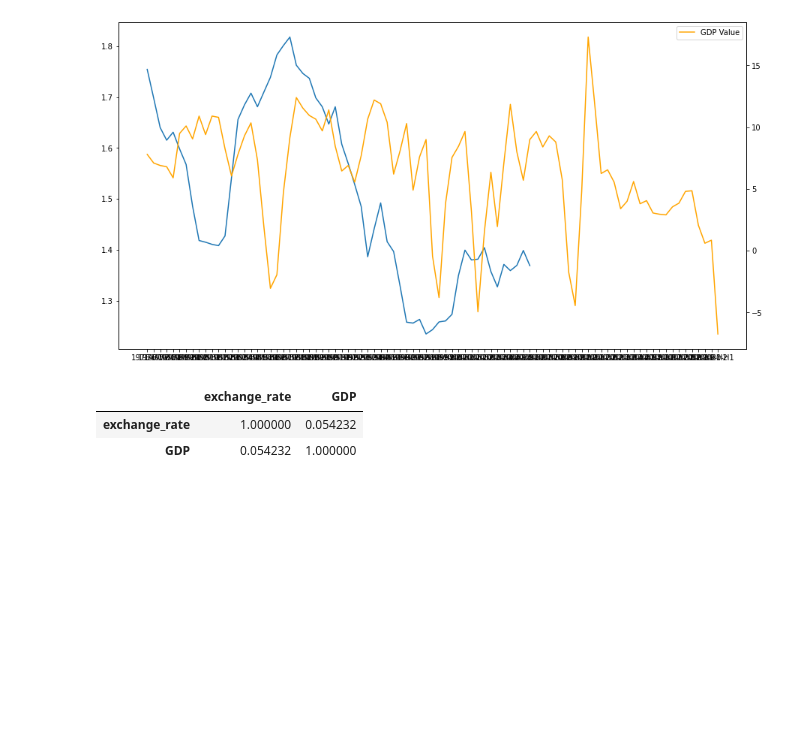
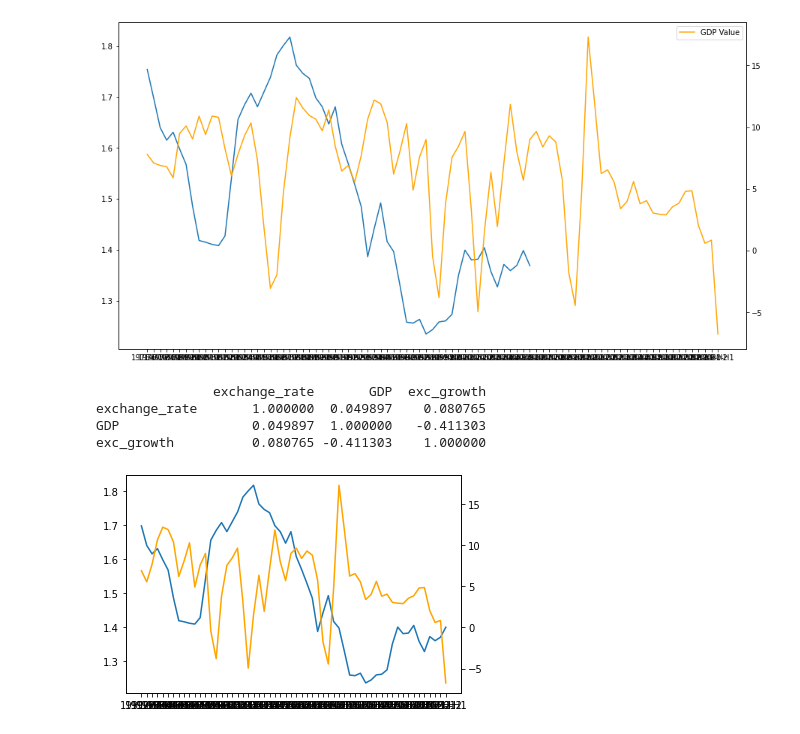
Before and after one commit to hieubkvn123/ExchangeRatePrediction, a Jupyter notebook: GDP.ipynb, the cells around one changed output. Drawn from its saved outputs; the diff is of its cells as text; code cells hidden in the pictures; blank space fills up the shorter version.

```diff
--- a/GDP.ipynb
+++ b/GDP.ipynb
@@ -1,5 +1,6 @@
 # %%
 import pandas as pd
+import numpy as np
 
 gdp = pd.read_csv('data/gdp.csv',header=0).dropna()
 exchange_rate = pd.read_csv('data/exchange_rate.csv',header=0).dropna()
@@ -26,6 +27,17 @@ exchange_rate = exchange_rate.groupby('date').mean()
 exchange_rate.index.names =['half_year']
 exchange_rate = exchange_rate.rename(columns={'value':'exchange_rate'})
 
+def calc_exchange_rate_growth(exc_rate):
+    growth = []
+    growth.append(np.nan)
+    for i in range(len(exc_rate)):
+        if(i  < len(exc_rate) - 1):
+            delta = exc_rate[i+1] - exc_rate[i]
+            percentage = (delta / exc_rate[i]) * 100
+            growth.append(percentage)
+
+    return np.array(growth)
+
 def discard_me(string):
     splits = string.split('-')
     year = splits[0]
@@ -77,11 +89,21 @@ plt.legend()
 plt.show()
 # %% [output]
 [figure]
-# %%
-merged = pd.merge(exchange_rate, gdp, on='half_year')
-#print(merged)
-merged.corr()
-# %% [output]
-|  | exchange_rate | GDP |
-| exchange_rate | 1.000000 | 0.054232 |
-| GDP | 0.054232 | 1.000000 |
+# %%
+merged = pd.merge(exchange_rate, gdp, on='half_year')
+exc_growth = calc_exchange_rate_growth(merged['exchange_rate'].values)
+merged['exc_growth'] = exc_growth
+merged = merged.dropna()
+print(merged.corr())
+
+fig, ax = plt.subplots()
+ax.plot(merged['exchange_rate'])
+ax2 = ax.twinx()
+ax2.plot(merged['GDP'], color='orange')
+plt.show()
+# %% [output]
+               exchange_rate       GDP  exc_growth
+exchange_rate       1.000000  0.049897    0.080765
+GDP                 0.049897  1.000000   -0.411303
+exc_growth          0.080765 -0.411303    1.000000
+[figure, added]
```
